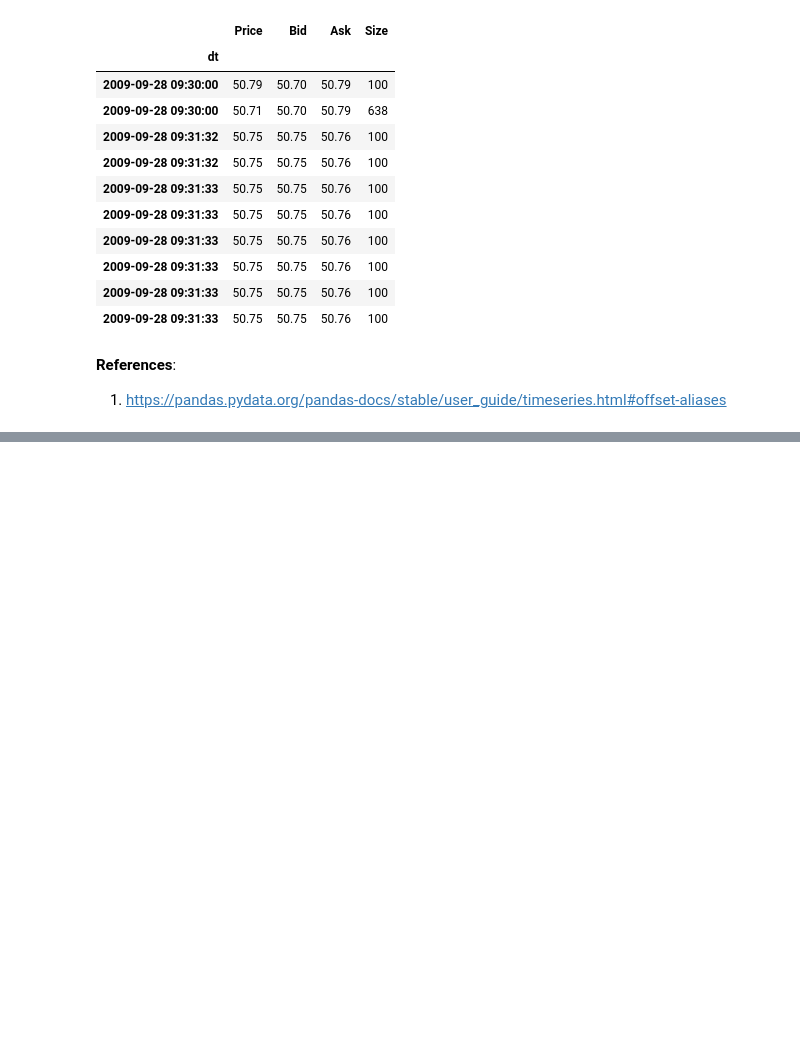
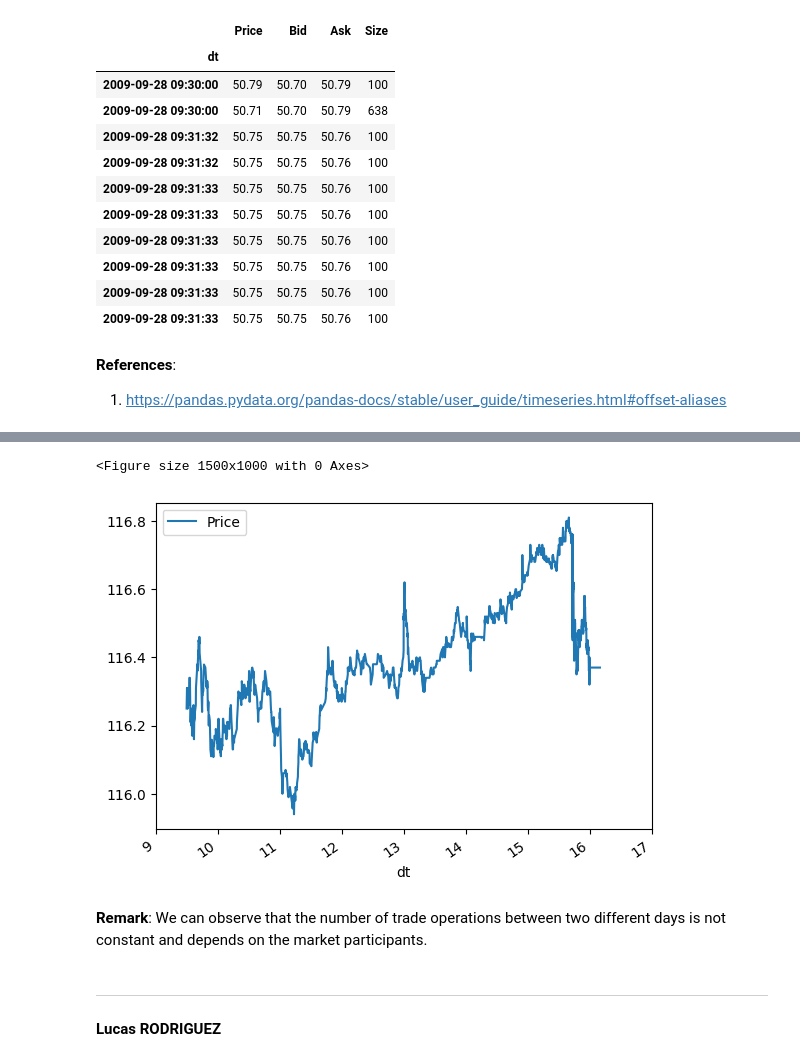
Before and after one commit to lcsrodriguez/HFT-IntradayVol-Estimation, a Jupyter notebook: main.ipynb, the cells around one changed output, grey strips where cells are left out. Saved outputs shown, nothing was run; the diff lists cells and outputs as text; code cells hidden in the pictures; blank space fills up the shorter version.

```diff
--- a/main.ipynb
+++ b/main.ipynb
@@ -106,0 +132,31 @@ _ = msno.bar(df.resample("30S").mean(), color="red")
+# %%
+start_dt = "2019-10-10 00:00:00"
+end_dt = "2019-10-10 23:59:00"
+# %%
+def plot_price(start_dt: str = "2019-10-09 09:00:00", end_dt: str = "2019-10-09 17:00:00") -> None:
+    """
+    Function returning the plot
+    """
+    assert start_dt != end_dt
+    data = df[start_dt : end_dt]
+    nb_data = len(data)
+    _ = plt.figure(figsize=(15, 10))
+
+    ax = data.plot(rot=35)
+
+    t = pd.date_range(start=start_dt,
+                  end=end_dt,
+                  periods=9)
+    _ = ax.set_xticks(t)
+    ax.set_xticklabels(HOURS_INDEX)
+# %%
+plot_price()
+# %% [output]
+<Figure size 1500x1000 with 0 Axes>
+[figure, added]
+# %% [markdown]
+**Remark**: We can observe that the number of trade operations between two different days is not constant and depends on the market participants.
+# %% [markdown]
+---
+
+**Lucas RODRIGUEZ**
```
Also changed, not shown: parts of 10 cells of this notebook.
